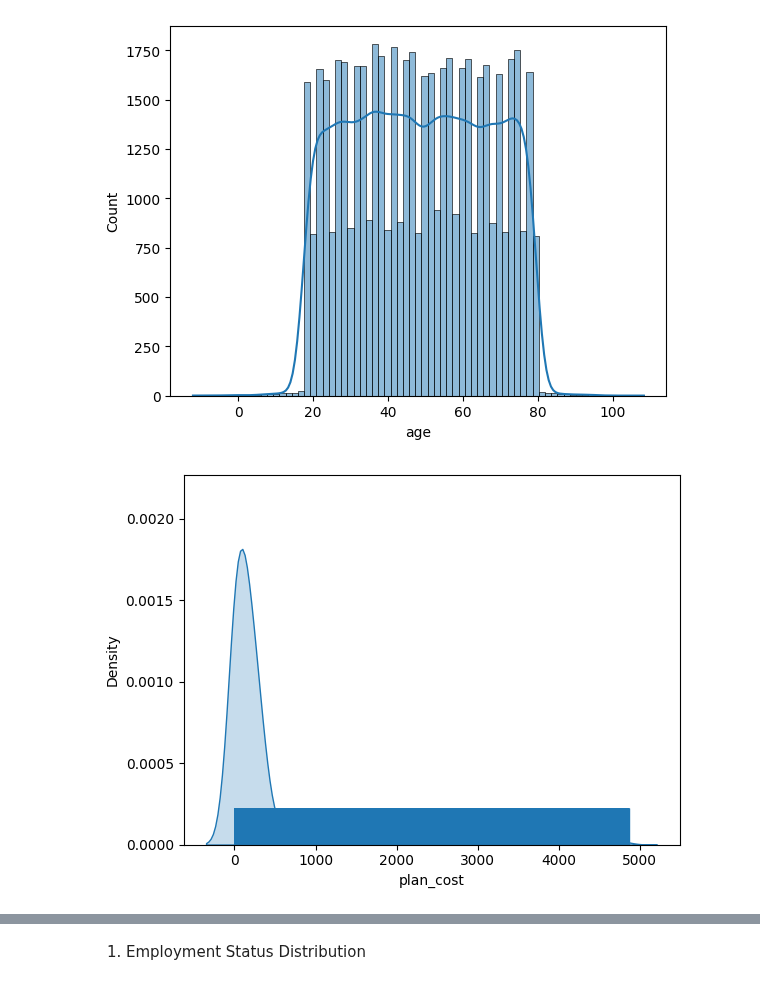
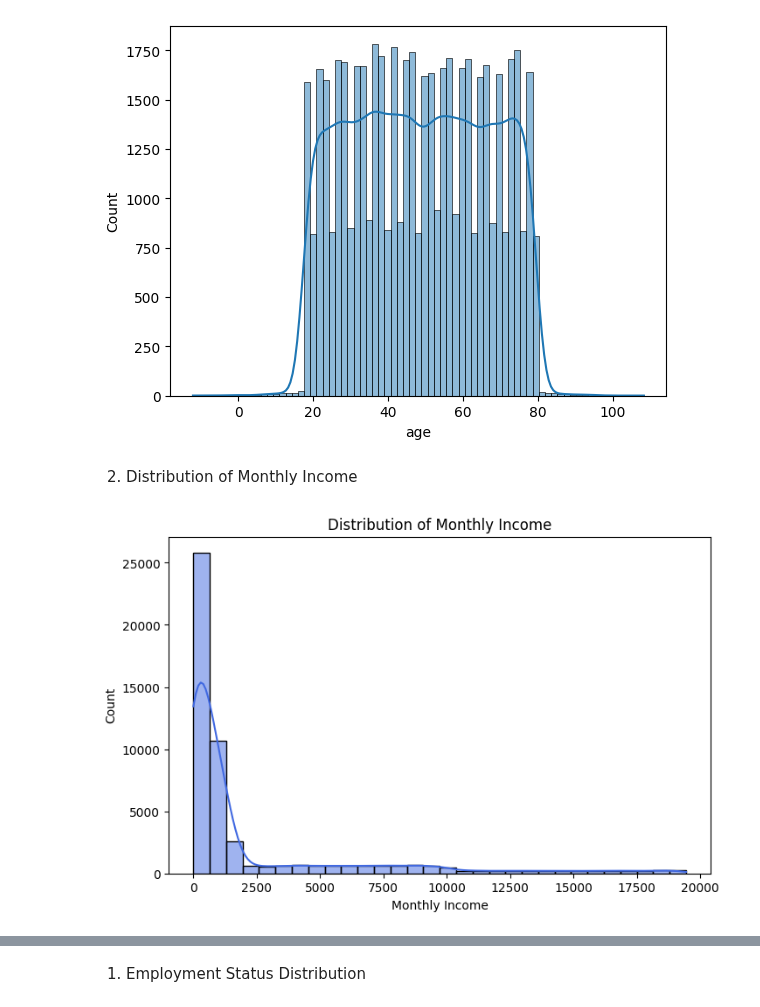
Before and after one commit to ruth-kitasi/Health-Insurance-Recommender-System, a Jupyter notebook: Notebooks/Mbego.ipynb, the cells around one changed output, grey strips where cells are left out. Drawn from its saved outputs; the diff is of its cells as text; code cells hidden in the pictures.

```diff
--- a/Notebooks/Mbego.ipynb
+++ b/Notebooks/Mbego.ipynb
@@ -247,9 +254,14 @@ sns.histplot(df['age'], kde=True)
 plt.show()
 # %% [output]
 [figure]
-# %%
-sns.kdeplot(df['plan_cost'], fill=True)
-sns.rugplot(df['plan_cost'], height=0.1)
-plt.show()
-# %% [output]
-[figure, removed]
+# %% [markdown]
+2. Distribution of Monthly Income
+# %%
+plt.figure(figsize=(8, 5))
+sns.histplot(df['monthly_income'], bins=30, kde=True, color="royalblue")  # KDE adds a smooth density curve
+plt.xlabel("Monthly Income")
+plt.ylabel("Count")
+plt.title("Distribution of Monthly Income")
+plt.show()
+# %% [output]
+[figure, added]
```
Also changed, not shown: parts of 13 cells of this notebook.
